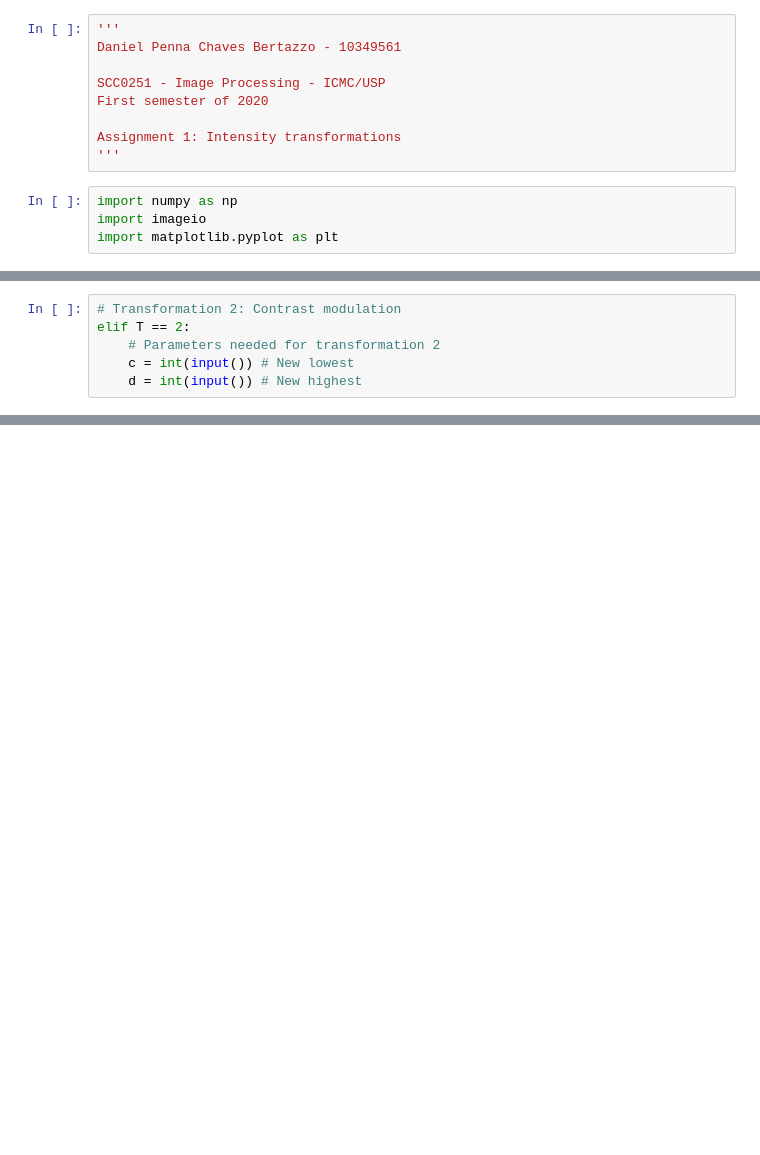
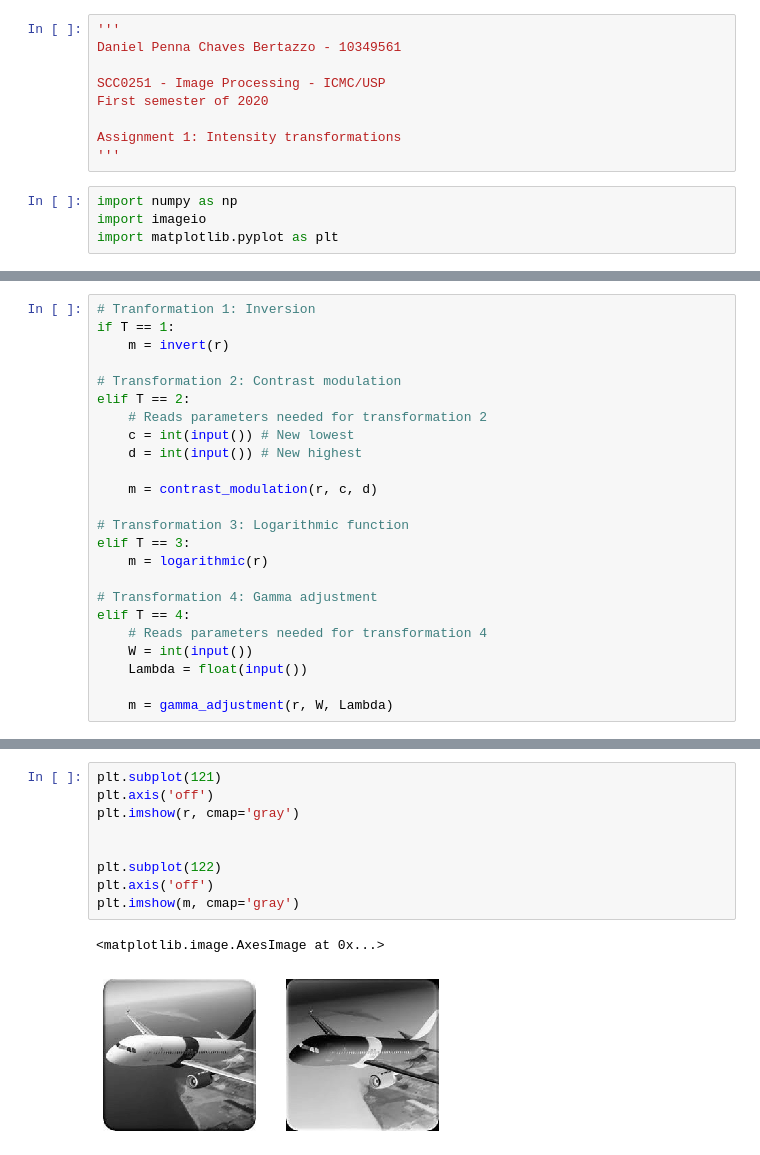
Before and after one commit to Daniel-Bertazzo/image_processing, a Jupyter notebook: trab1.ipynb, the cells around one changed output, grey strips where cells are left out. Saved outputs shown, nothing was run; the diff lists cells and outputs as text; blank space fills up the shorter version.

Commit message:
Inversion function done

```diff
--- a/trab1.ipynb
+++ b/trab1.ipynb
@@ -28,6 +29,24 @@ if T == 1:
 # %%
+# Tranformation 1: Inversion
+if T == 1:
+    m = invert(r)
+
 # Transformation 2: Contrast modulation
 elif T == 2:
-    # Parameters needed for transformation 2
+    # Reads parameters needed for transformation 2
     c = int(input()) # New lowest
     d = int(input()) # New highest
+
+    m = contrast_modulation(r, c, d)
+
+# Transformation 3: Logarithmic function
+elif T == 3:
+    m = logarithmic(r)
+
+# Transformation 4: Gamma adjustment
+elif T == 4:
+    # Reads parameters needed for transformation 4
+    W = int(input())
+    Lambda = float(input())
+
+    m = gamma_adjustment(r, W, Lambda)
@@ -43,0 +67,12 @@ elif T == 4:
+# %%
+plt.subplot(121)
+plt.axis('off')
+plt.imshow(r, cmap='gray')
+
+
+plt.subplot(122)
+plt.axis('off')
+plt.imshow(m, cmap='gray')
+# %% [output]
+<matplotlib.image.AxesImage at 0x...>
+[figure, added]
```
Also changed, not shown: parts of 9 cells of this notebook.
